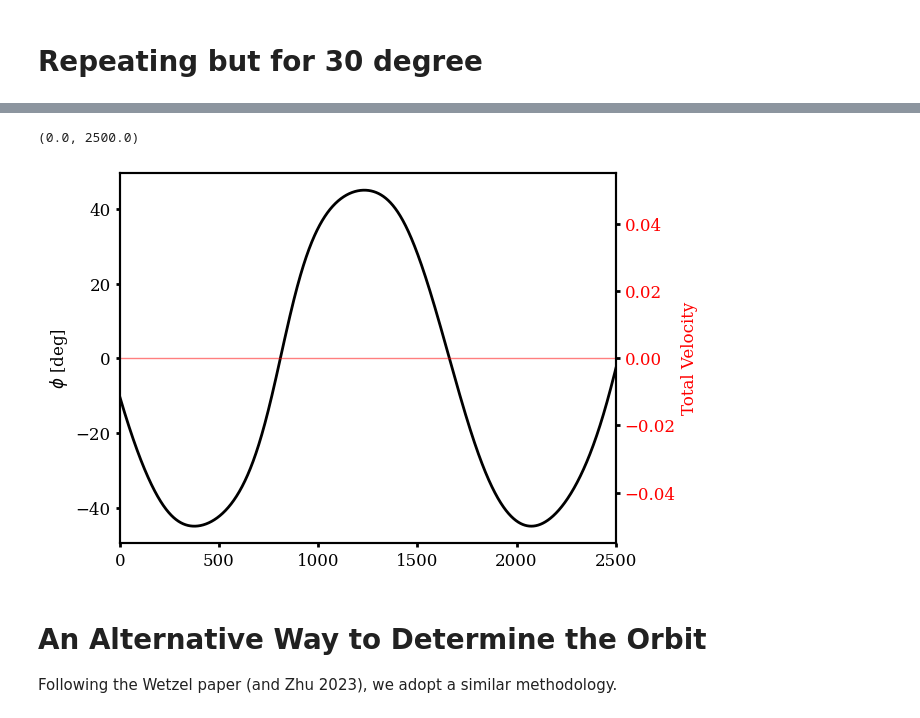
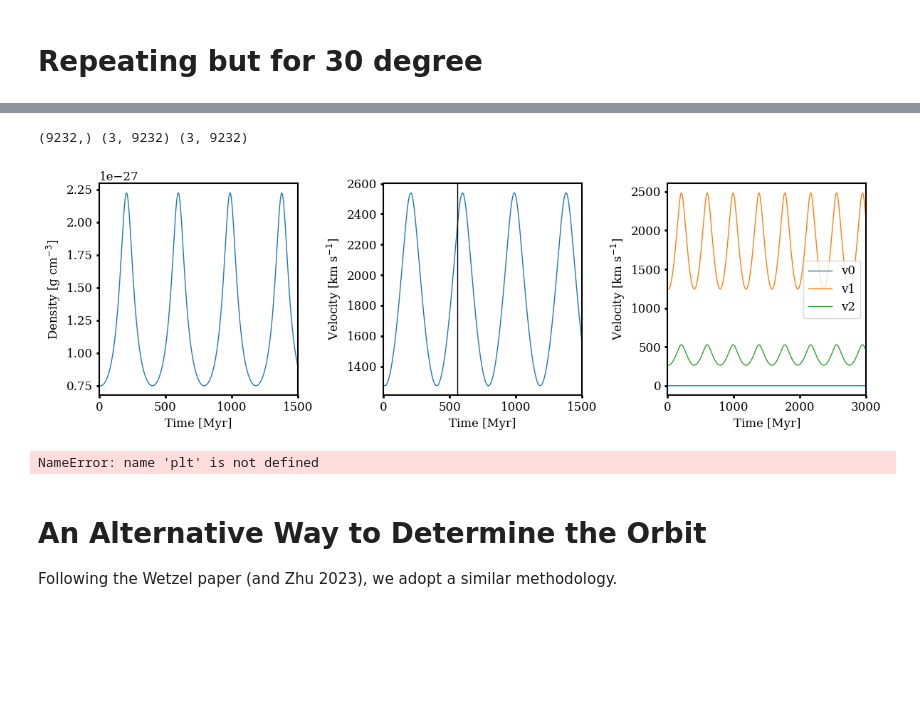
Before and after one commit to HSouch/galarp, a Jupyter notebook: paper/create_icminflow.ipynb, the cells around one changed output, grey strips where cells are left out. Saved outputs shown, nothing was run; the diff lists cells and outputs as text; code cells hidden in the pictures; blank space fills up the shorter version.

```diff
--- a/paper/create_icminflow.ipynb
+++ b/paper/create_icminflow.ipynb
@@ -387,3 +386,64 @@ plt.show()
+# %%
+dw_angle = 12
+dw_angle_adj = 12
+
+time, q, p = gen_coma_orbit(dw_angle, i0=770)
+
+print(time.shape, q.shape, p.shape)
+r = np.sqrt(np.sum(q**2, axis=0))
+v_tot = np.sqrt(np.sum(p**2, axis=0)).to(u.km / u.s)
+
+density = fit(r.value) * (u.g / u.cm**3)
+
+
+
+time_ts = time[i0:].cgs.value / 3
+time_ts -= time_ts[0]
+rho_ts = density[i0:].cgs.value
+
+temp_ts = np.array([1e7 for i in range(len(time_ts))])
+
+
+vx_ts = np.zeros(len(time_ts))
+vy_ts  = (v_tot[i0:] * np.cos(np.deg2rad(dw_angle_adj))).cgs.value
+vz_ts = (v_tot[i0:] * np.sin(np.deg2rad(dw_angle_adj))).cgs.value
+
+
+
+np.savetxt("ICMinflow_data_12deg_fast.in",
+          np.column_stack([time_ts, rho_ts,temp_ts,
+                           vx_ts, vy_ts, vz_ts]),
+          fmt='%.10e',delimiter="  ",header='time    Density         Temp    Velocity (x,y,z) ')
+
+
+
+t = Table.read("ICMinflow_data_12deg_fast.in", format="ascii")
+
+fig, ax = plt.subplots(1, 3, figsize=(12, 4))
+ax[0].plot((t["col1"] * u.s).to(u.Myr), t["col2"])
+ax[0].set(xlim=(0, 1500), xlabel="Time [Myr]", ylabel="Density [g cm$^{-3}$]")
+
+velocity = np.sqrt(t["col4"]**2 + t["col5"]**2 + t["col6"]**2)
+
+v1, v2, v3 = t["col4"], t["col5"], t["col6"]
+
+ax[1].plot(t["col1"] * u.s.to(u.Myr), velocity * (u.cm / u.s).to(u.km/u.s))
+ax[1].plot(t["col2"] * u.s.to(u.Myr), velocity * (u.cm / u.s).to(u.km/u.s))
+
+for i, v in enumerate([v1, v2, v3]):
+    ax[2].plot(t["col1"] * u.s.to(u.Myr), v * (u.cm / u.s).to(u.km/u.s), label=f"v{i}")
+
+ax[1].axvline(560)
+
+ax[1].set_xlim(0, 1500)
+ax[1].set(xlim=(0, 1500), xlabel="Time [Myr]", ylabel="Velocity [km s$^{-1}$]")
+ax[2].set(xlim=(0, 3000), xlabel="Time [Myr]", ylabel="Velocity [km s$^{-1}$]")
+ax[2].legend()
+plt.tight_layout()
+plt.show()
+# %% [output]
+(9232,) (3, 9232) (3, 9232)
+[figure, added]
 # %%
 
 fig, ax1 = plt.subplots()
@@ -399,8 +459,7 @@ ax2.set_ylabel('Total Velocity', color="Red")  # we already handled the x-label
 ax2.tick_params(axis='y', labelcolor="red")
 plt.xlim(0, 2500)
 # %% [output]
-(0.0, 2500.0)
+NameError: name 'plt' is not defined
-[figure, removed]
 # %% [markdown]
 # An Alternative Way to Determine the Orbit
 
```
Also changed, not shown: parts of 2 cells of this notebook, 2 other files.
